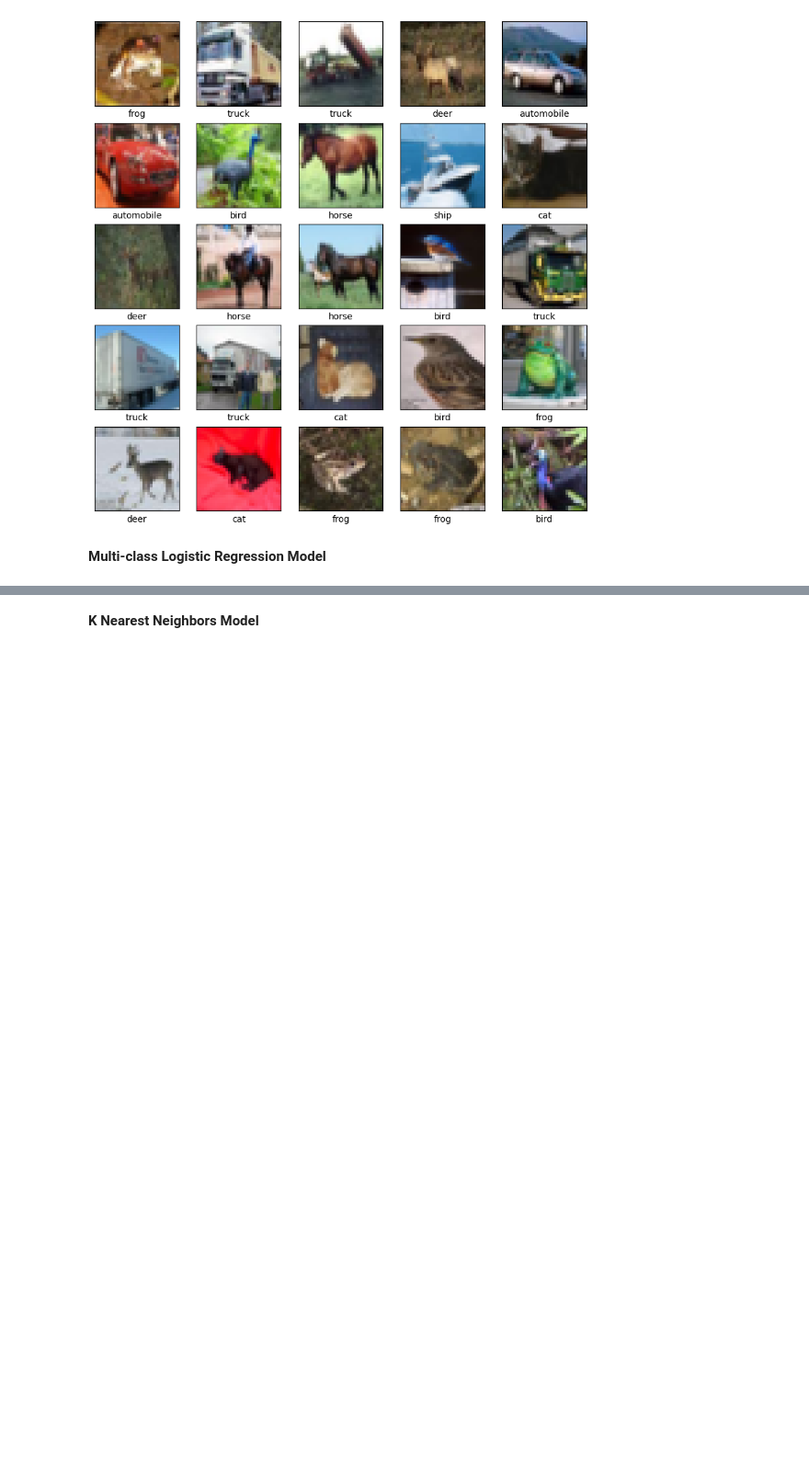
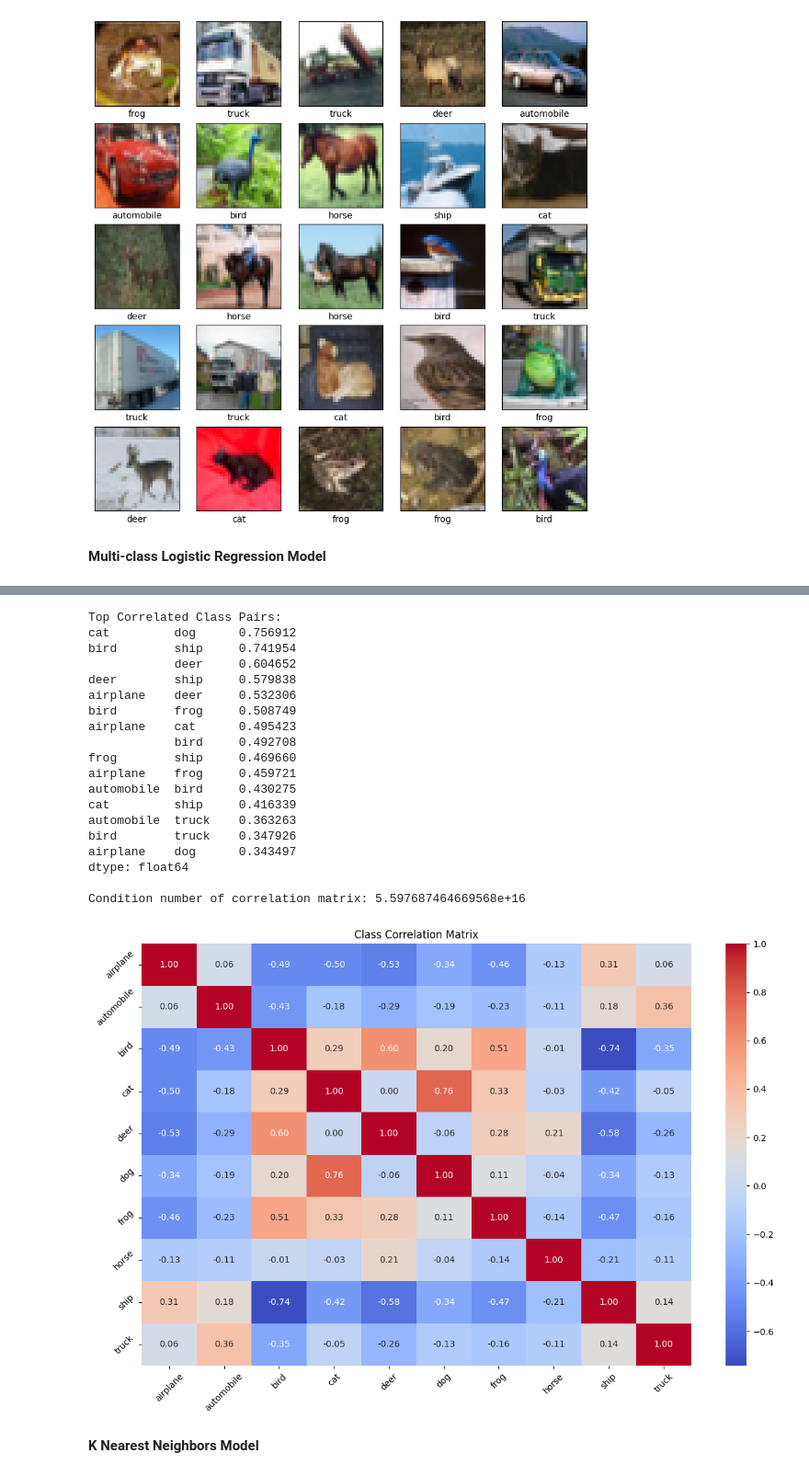
Before and after one commit to andnet-deboer/ComputerVisionBenchmark, a Jupyter notebook: Final Project.ipynb, the cells around one changed output, grey strips where cells are left out. Shown: that part at 92% size. Drawn from its saved outputs; the diff is of its cells as text; code cells hidden in the pictures; blank space fills up the shorter version.

```diff
--- a/Final Project.ipynb
+++ b/Final Project.ipynb
@@ -197,3 +281,64 @@ Test accuracy: 22.61%
+# %%
+import numpy as np
+import pandas as pd
+import seaborn as sns
+from sklearn.metrics import confusion_matrix
+
+# Create confusion matrix
+cm = confusion_matrix(test_labels, predictions)
+
+df = pd.DataFrame(cm, columns=class_names, index=class_names)
+
+# Calculate correlation matrix
+corr_matrix = df.corr()
+abs_corr_matrix = corr_matrix.abs()
+
+# Get correlation pairs
+corr_pairs = abs_corr_matrix.unstack().drop_duplicates()
+sorted_pairs = corr_pairs.sort_values(ascending=False)
+sorted_pairs = sorted_pairs[sorted_pairs != 1]  # Remove self-correlations
+
+print("Top Correlated Class Pairs:")
+print(sorted_pairs.iloc[0:15])  # Top 15 correlations
+
+print("\nCondition number of correlation matrix:",
+     np.linalg.cond(corr_matrix))
+
+# Plot correlation heatmap
+plt.figure(figsize=(12, 8))
+sns.heatmap(corr_matrix,
+           annot=True,
+           fmt='.2f',
+           cmap='coolwarm',
+           xticklabels=class_names,
+           yticklabels=class_names)
+
+plt.title('Class Correlation Matrix')
+plt.xticks(rotation=45)
+plt.yticks(rotation=45)
+plt.tight_layout()
+plt.show()
+# %% [output]
+Top Correlated Class Pairs:
+cat         dog      0.756912
+bird        ship     0.741954
+            deer     0.604652
+deer        ship     0.579838
+airplane    deer     0.532306
+bird        frog     0.508749
+airplane    cat      0.495423
+            bird     0.492708
+frog        ship     0.469660
+airplane    frog     0.459721
+automobile  bird     0.430275
+cat         ship     0.416339
+automobile  truck    0.363263
+bird        truck    0.347926
+airplane    dog      0.343497
+dtype: float64
+
+Condition number of correlation matrix: 5.597687464669568e+16
+[figure, added]
 # %% [markdown]
 **K Nearest Neighbors Model**
 # %%
```
Also changed, not shown: parts of 14 cells of this notebook.
